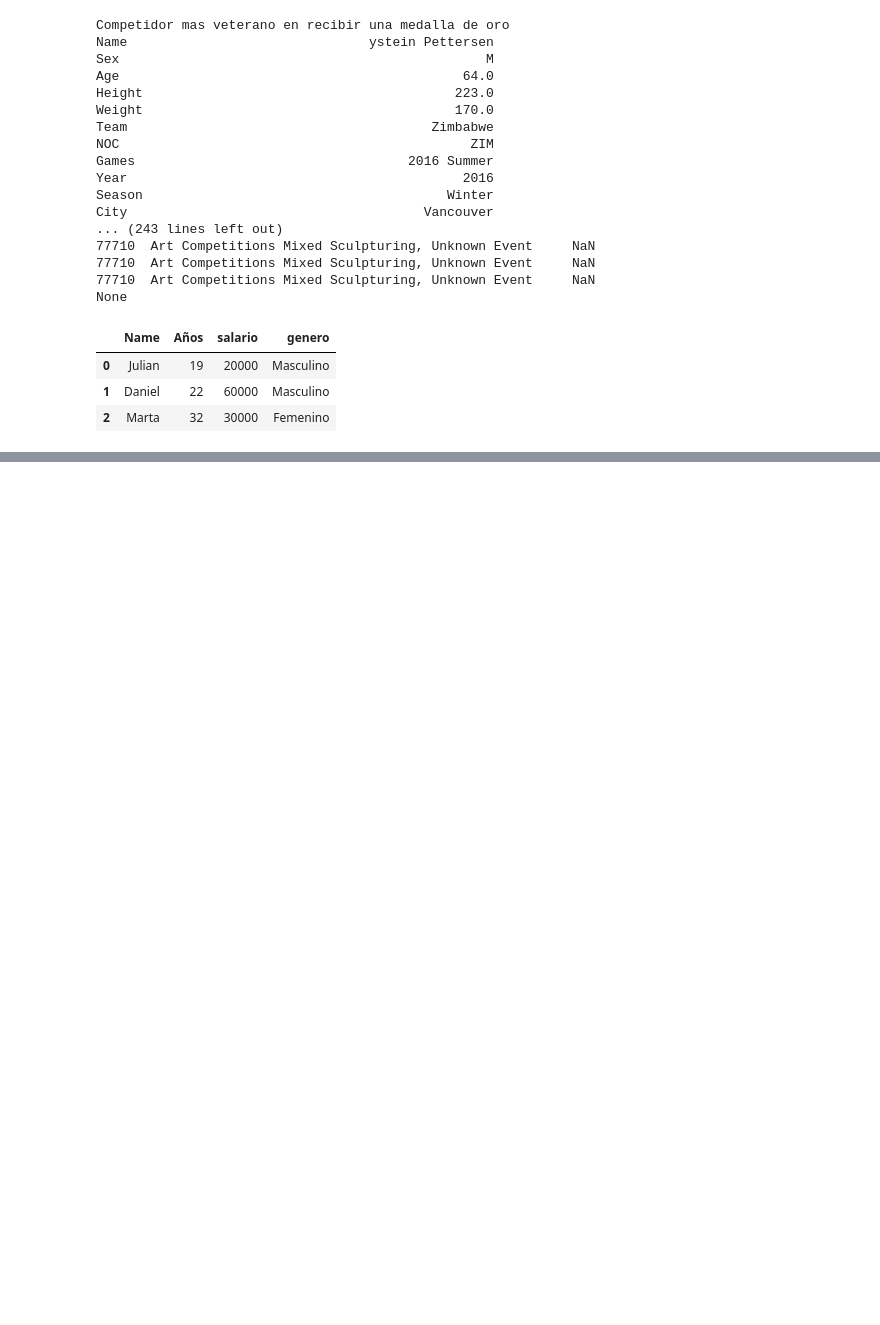
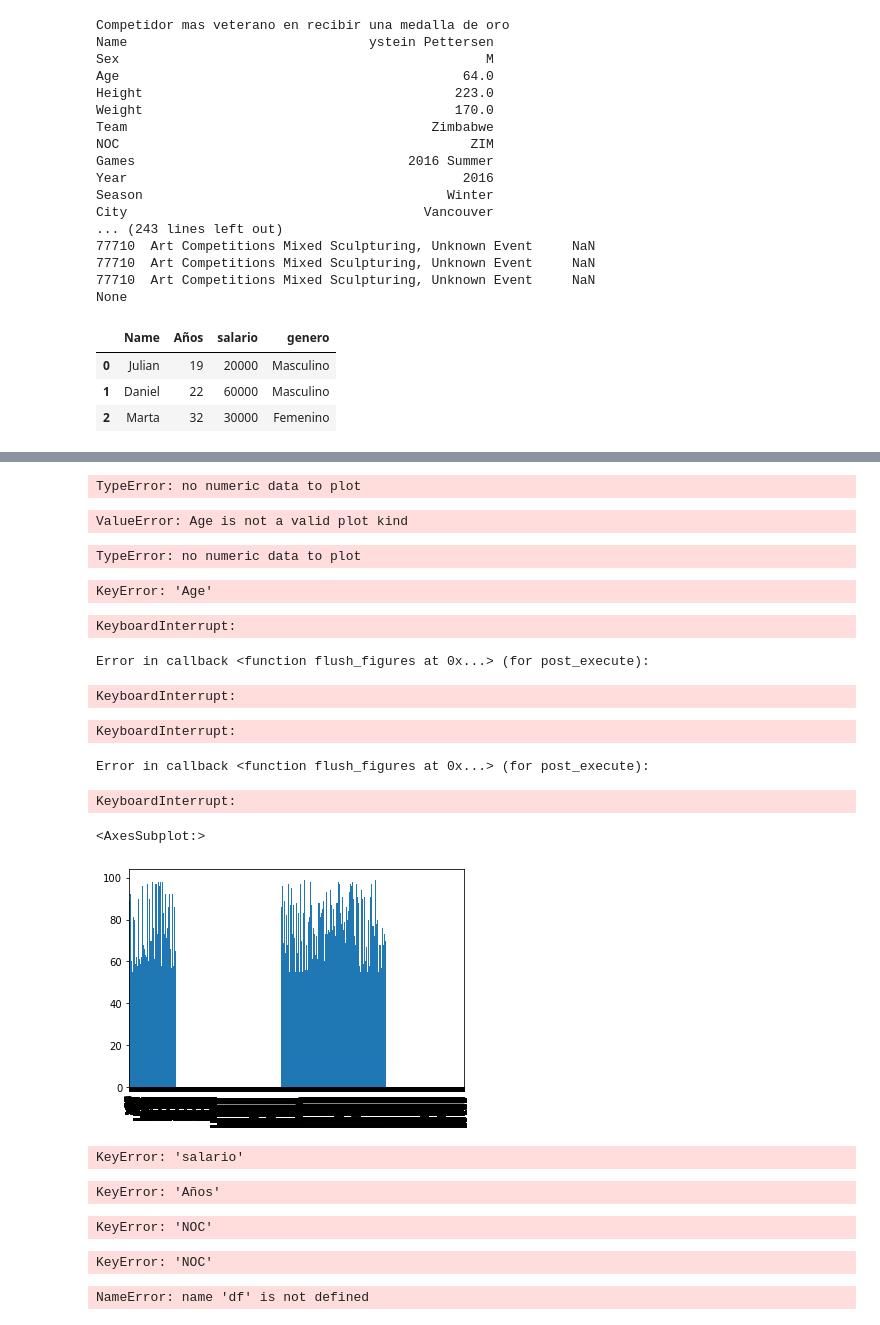
Before and after one commit to DanielCamposNeo/lesson-One, a Jupyter notebook: pruebas.ipynb, the cells around one changed output, grey strips where cells are left out. Drawn from its saved outputs; the diff is of its cells as text; code cells hidden in the pictures; blank space fills up the shorter version.

```diff
--- a/pruebas.ipynb
+++ b/pruebas.ipynb
@@ -2500,0 +2894,13 @@ correlacion.style.background_gradient(cmap='coolwarm')
+# %%
+import pandas as pb
+import numpy as np
+import csv
+
+datos = pb.read_csv("clean_students_complete.csv", index_col=0)
+data = pb.DataFrame(datos)
+print(datos)
+
+corr = datos.corr()
+corr.style.background_gradient(cmap="coolwarm")
+
+datos.hist(figsize=(100,100))
@@ -2500,0 +2930,23 @@ correlacion.style.background_gradient(cmap='coolwarm')
+# %%
+datos["grade"].plot(kind = "bar")
+# %% [output]
+TypeError: no numeric data to plot
+# %%
+
+datos["grade"].plot(kind = "Age")
+# %% [output]
+ValueError: Age is not a valid plot kind
+# %%
+datos["grade"].plot(kind = "bar")
+# %% [output]
+TypeError: no numeric data to plot
+# %%
+datos["Age"].plot(kind = "bar")
+# %% [output]
+KeyError: 'Age'
+# %%
+datos["math_score"].plot(kind = "bar")
+# %% [output]
+KeyboardInterrupt:
+Error in callback <function flush_figures at 0x...> (for post_execute):
+KeyboardInterrupt:
@@ -2500,0 +2957,33 @@ correlacion.style.background_gradient(cmap='coolwarm')
+# %%
+datos["math_score"].plot(kind = "bar")
+# %% [output]
+KeyboardInterrupt:
+Error in callback <function flush_figures at 0x...> (for post_execute):
+KeyboardInterrupt:
+# %%
+datos["math_score"].plot(kind = "bar")
+# %% [output]
+<AxesSubplot:>
+[figure, added]
+# %%
+data["salario"].plot(kind = "bar")
+# %% [output]
+KeyError: 'salario'
+# %%
+
+data["Años"].plot(kind = "bar")
+# %% [output]
+KeyError: 'Años'
+# %%
+datos["NOC"].value_counts().head(10).plot(kind="bar")
+# %% [output]
+KeyError: 'NOC'
+# %%
+datos["NOC"].value_counts().head(10).plot(kind="bar")
+# %% [output]
+KeyError: 'NOC'
+# %%
+datos = df[["NOC","Year"]]
+datos.head(10)
+# %% [output]
+NameError: name 'df' is not defined
```
Also changed, not shown: parts of 230 cells of this notebook.
